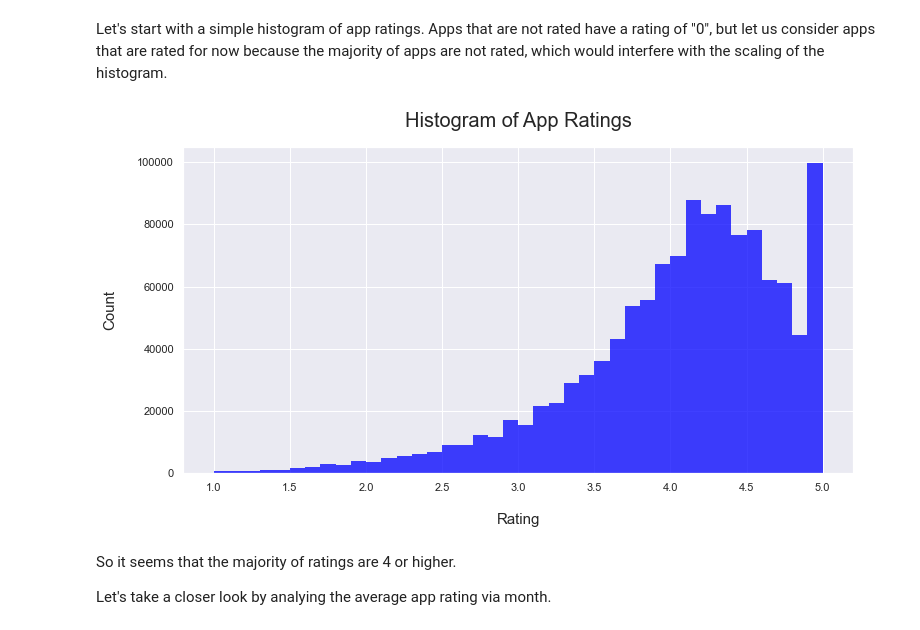
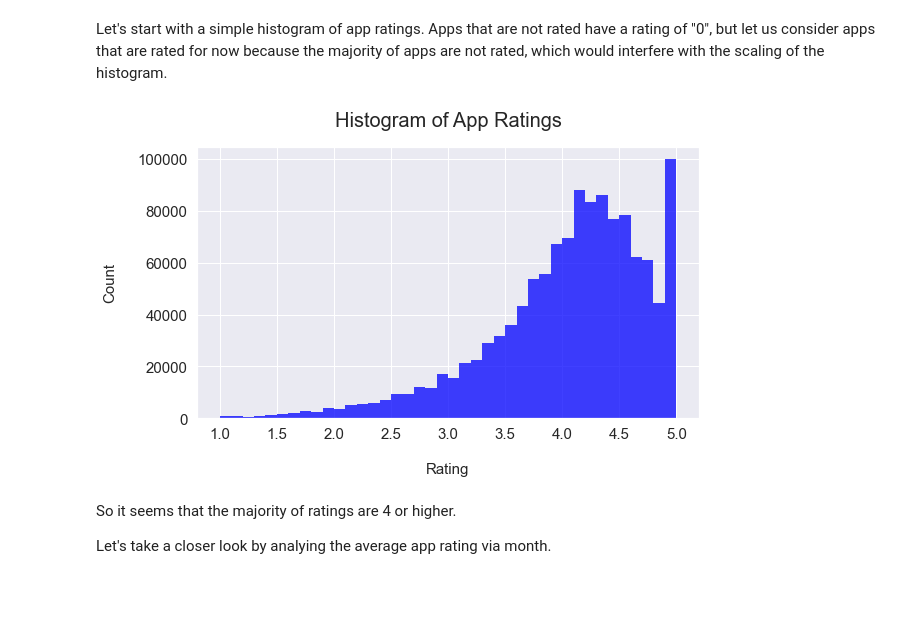
Before and after one commit to Superocker50/CMPT-353-Final-Project, a Jupyter notebook: cmpt-353-part-1.ipynb, the cells around one changed output. Saved outputs shown, nothing was run; the diff lists cells and outputs as text; code cells hidden in the pictures; blank space fills up the shorter version.

```diff
--- a/cmpt-353-part-1.ipynb
+++ b/cmpt-353-part-1.ipynb
@@ -160,16 +162,19 @@ Let's start with a simple histogram of app ratings. Apps that are not rated have
 # %%
 apps = apps[apps['Rating Count'] > 0]
 # %%
-figure = plt.figure(figsize=(12, 6))
+figure = plt.figure(figsize=(9, 5))
 sns.histplot(x='Rating', data=apps, color='blue', binwidth=0.1, edgecolor='none')
 
 plt.xlabel('Rating', fontsize=15, labelpad=20)
 plt.ylabel('Count', fontsize=15, labelpad=20)
+plt.xticks(fontsize=15)
+plt.yticks(fontsize=15)
+
 plt.title('Histogram of App Ratings', fontsize=20, pad=20)
 
 plt.show()
 # %% [output]
-[figure, old version]
+[figure, new version]
 # %% [markdown]
 So it seems that the majority of ratings are 4 or higher.
 
```
Also changed, not shown: parts of 24 cells of this notebook, 1 other file.
